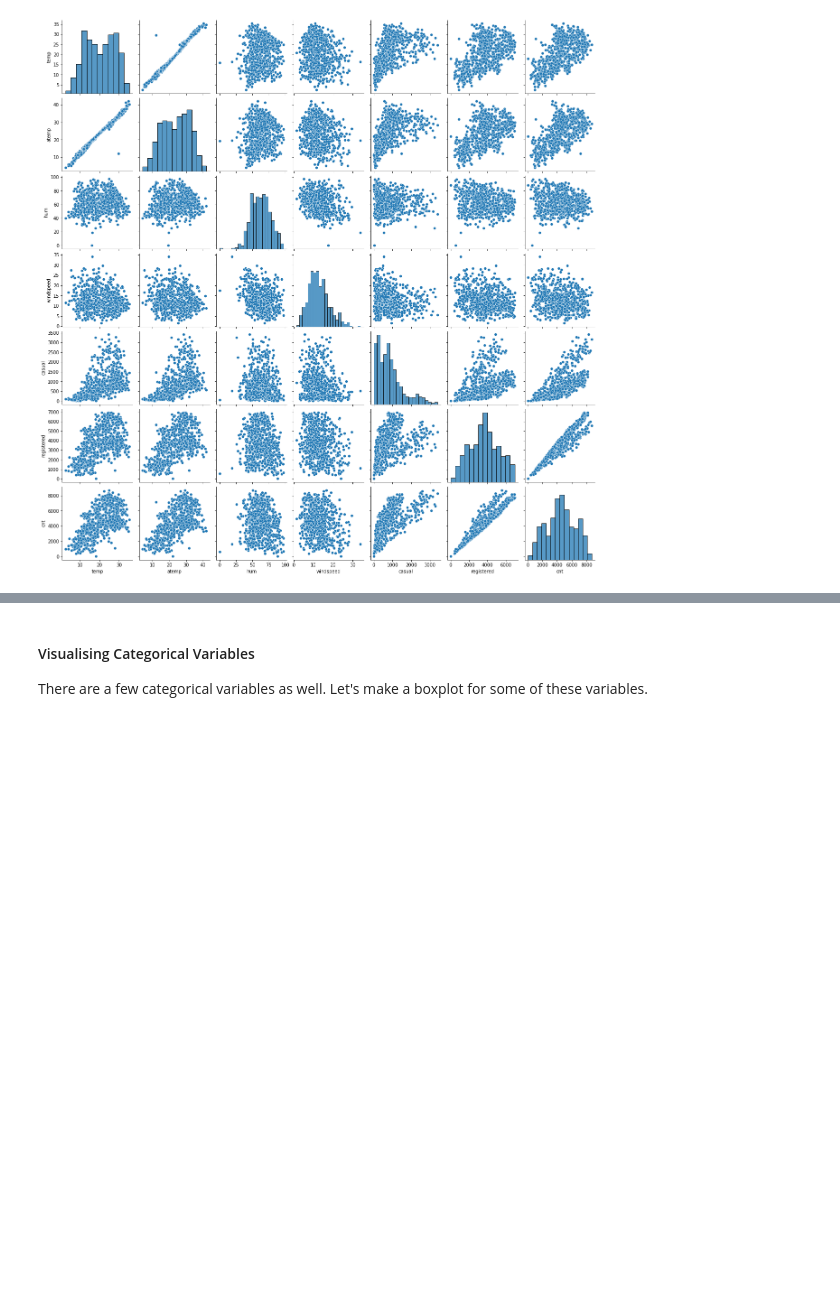
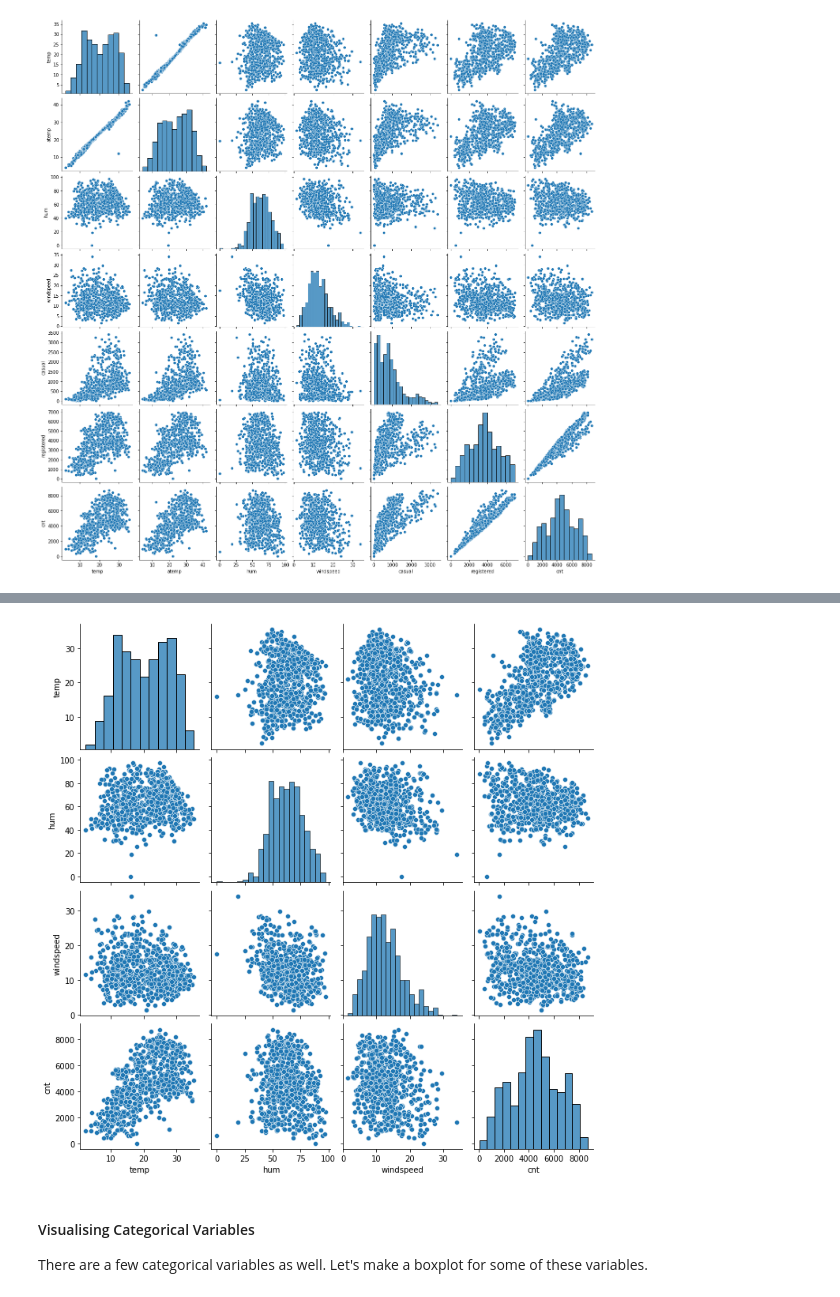
Before and after one commit to samrich76/bike-sharing-system, a Jupyter notebook: Biking_Case_Study_using_RFE.ipynb, the cells around one changed output, grey strips where cells are left out. Saved outputs shown, nothing was run; the diff lists cells and outputs as text; code cells hidden in the pictures; blank space fills up the shorter version.

```diff
--- a/Biking_Case_Study_using_RFE.ipynb
+++ b/Biking_Case_Study_using_RFE.ipynb
@@ -86,0 +144,18 @@ biking_data.describe()
+# %%
+#season : season (1:spring, 2:summer, 3:fall, 4:winter)
+biking_data["season"].replace([1,2,3,4],["spring","summer","fall","winter"], inplace=True)
+
+##  year (0: 2018, 1:2019)
+biking_data["yr"].replace([0,1],["2018","2019"], inplace=True)
+
+##  weathersit 1: Clear , 2: Mist , 3: Light Snow , 4: Heavy Rain
+biking_data["weathersit"].replace([1,2,3,4],["Clear","Mist","Light Snow","Heavy Rain" ], inplace=True)
+
+## if day is neither weekend nor holiday is 1, otherwise is 0.
+biking_data["holiday"].replace([0,1],["No","Yes"], inplace=True)
+
+## if day is neither weekend nor holiday is 1, otherwise is 0.
+biking_data["workingday"].replace([0,1],["No","Yes"], inplace=True)
+
+##  Monday to Sunday
+biking_data["weekday"].replace([0,1,2,3,4,5,6],["Tuesday","Wednesday","Thursday","Friday","Saturday","Sunday","Monday" ], inplace=True)
@@ -87,3 +190,6 @@ biking_data.describe()
+# %%
+# Dropping column that is not useful for data analysis
+biking_data = biking_data.drop(columns=['instant', 'dteday'])
 # %% [markdown]
 ## Step 2: Visualising the Data
 Most important step - **understanding the data**.
@@ -98,3 +207,10 @@ plt.show()
+# %%
+# visualising the numerical variable
+# Elimiating the duplicate colunm 'atemp' 'casual','registered',
+sns.pairplot(biking_data[['temp','hum','windspeed', 'cnt']])
+plt.show()
+# %% [output]
+[figure, added]
 # %% [markdown]
 #### Visualising Categorical Variables
 There are a few categorical variables as well. Let's make a boxplot for some of these variables.
```
Also changed, not shown: parts of 81 cells of this notebook.
